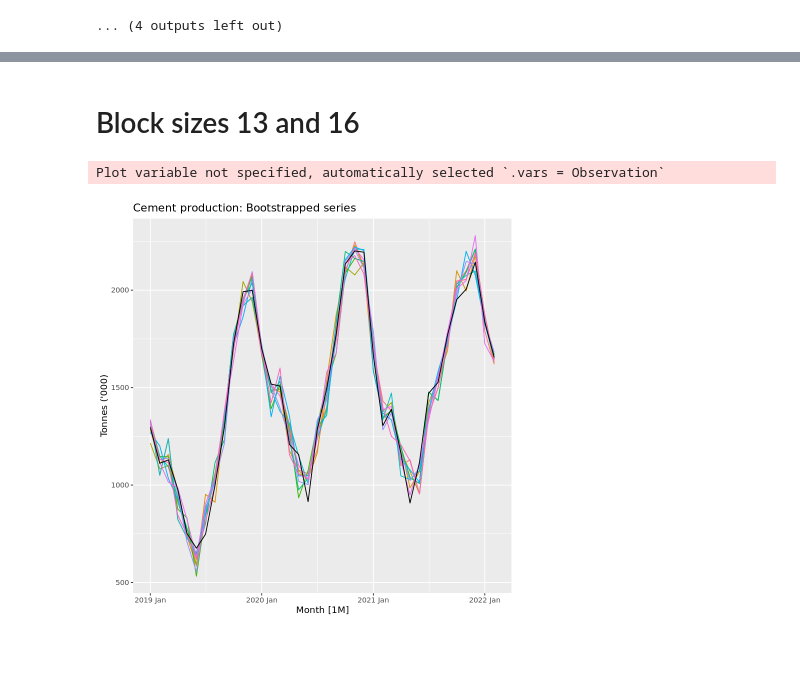
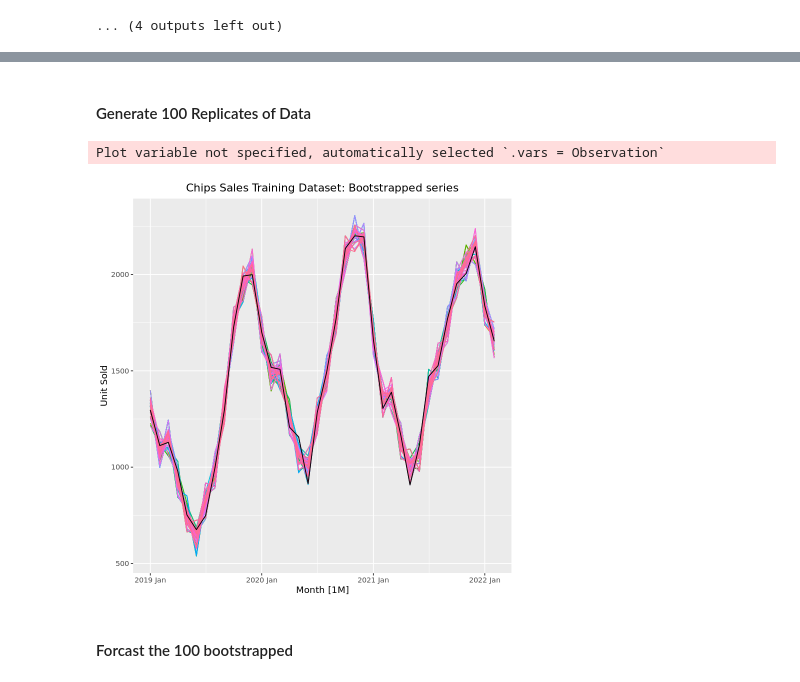
Before and after one commit to Ibrahim-Khayat/-IE499, a Jupyter notebook: indexClean.ipynb, the cells around one changed output, grey strips where cells are left out. Saved outputs shown, nothing was run; the diff lists cells and outputs as text; code cells hidden in the pictures; blank space fills up the shorter version.

```diff
--- a/indexClean.ipynb
+++ b/indexClean.ipynb
@@ -215,7 +213,7 @@ if sales are rising in one month there's a high probability they all rise for tw
 # %%
 dcmp <- Chips_train |>
   model(
-    STL(Observation ~ trend(window = 7)))
+    STL(Observation ~ trend(window = 5)))
 
 components(dcmp) |> autoplot() +
   labs(title = "STL Decomposition of Chips Sales Training Dataset") +
@@ -530,7 +545,7 @@ A tibble: 1 × 10
 # %%
 dcmp <- Chips_train |>
   model(
-    STL(Observation ~ trend(window = 7)))
+    STL(Observation ~ trend(window = 5)))
 
   components(dcmp) |>autoplot()
 # %% [output]
@@ -607,14 +593,17 @@ attr(,"class")
-# %% [markdown]
-# Block sizes 13 and 16
+# %% [markdown]
+#### Generate 100 Replicates of Data
 # %%
 dcmp |>
-  generate(new_data = Chips_train, times = 10,
-           bootstrap_block_size = 8) |>
+  generate(new_data = Chips_train, times = 100,
+           bootstrap_block_size = 16) |>
   autoplot(.sim) +
   autolayer(Chips_train) +
   guides(colour = "none") +
-  labs(title = "Cement production: Bootstrapped series",
-       y="Tonnes ('000)")
+  labs(title = "Chips Sales Training Dataset: Bootstrapped series",
+       y = "Unit Sold") +
+  theme(plot.title = element_text(hjust = 0.5))  # Center the title
 # %% [output]
 Plot variable not specified, automatically selected `.vars = Observation`
-[figure, old version]
+[figure, new version]
+# %% [markdown]
+#### Forcast the 100 bootstrapped
```
Also changed, not shown: parts of 18 cells of this notebook.
